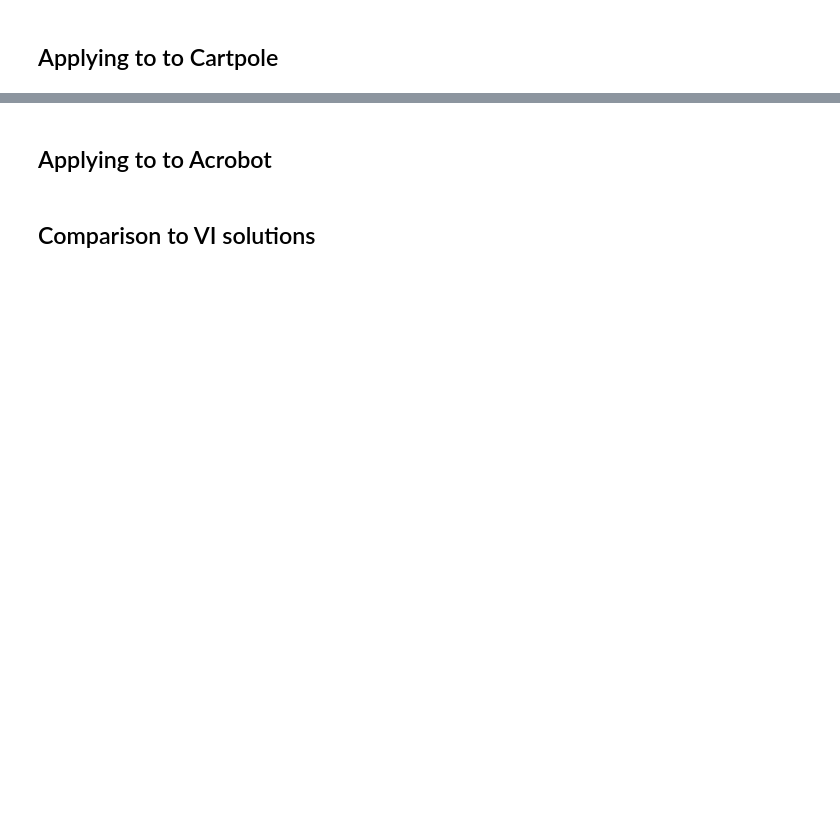
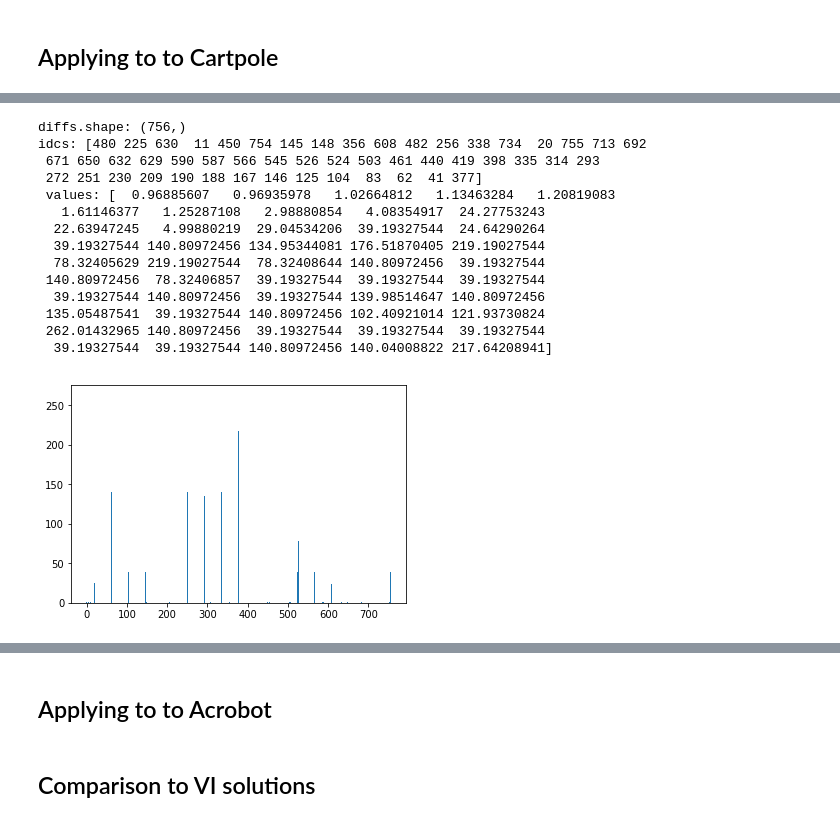
Before and after one commit to robert-verkuil/drake-pytorch, a Jupyter notebook: python/Igor's Block-Alternating Optimization.ipynb, the cells around one changed output, grey strips where cells are left out. Drawn from its saved outputs; the diff is of its cells as text; code cells hidden in the pictures; blank space fills up the shorter version.

Commit message:
About to investigate why 36 trajs on cartpole couldn't be fit by NN, by inspecting the lossy points

```diff
--- a/python/Igor's Block-Alternating Optimization.ipynb
+++ b/python/Igor's Block-Alternating Optimization.ipynb
@@ -93,7 +94,7 @@ truncating
 # %% [markdown]
 ## Applying to to Cartpole
 # %%
-num_trajectories = 2**2
+num_trajectories = 6**2
 # ic_gen = lambda: initial_conditions_grid(num_trajectories, (0., 2*math.pi), (-5., 5.))
 # ic_gen = lambda: initial_conditions_random(num_trajectories, (0., 2*math.pi), (-5., 5.))
 # ic_list = np.hstack((ic_gen(), ic_gen()))
@@ -128,5 +139,10 @@ kNetConstructor = lambda: MLP(4, 128, layer_norm=False)
 net = kNetConstructor()
 # test_traj = list((elem[:] for elem in trajectories[0]))
 # igor_supervised_learning([test_traj], net, use_prox=False, iter_repeat=1000, EPOCHS=20, lr=1e-3)
-igor_supervised_learning(trajectories, net, use_prox=False, iter_repeat=1000, EPOCHS=20, lr=1e-4)
+
+import time
+start = time.time()
+# igor_supervised_learning(trajectories, net, use_prox=False, iter_repeat=1000, EPOCHS=10, lr=1e-2)
+igor_supervised_learning_cuda(trajectories, net, use_prox=False, iter_repeat=2000, EPOCHS=50, lr=5e-3)
+print("took {}".format(time.time() - start))
 # %% [output]
@@ -153,0 +166,2 @@ list(net.parameters())[0].size()[-1]
+# %%
+igor_supervised_learning_cuda(trajectories, net, use_prox=False, iter_repeat=2000, EPOCHS=20, lr=2e-3)
@@ -154,3 +186,36 @@ list(net.parameters())[0].size()[-1]
+# %%
+# Let’s check which paths are causing a problem for us and see if removing them might help.
+all_inputs = np.vstack([np.expand_dims(traj[1], axis=0) for traj in trajectories])
+all_labels = np.vstack([np.expand_dims(traj[2], axis=0) for traj in trajectories])
+all_inputs = all_inputs.reshape(-1, all_inputs.shape[-1])
+all_labels = all_labels.reshape(-1, all_labels.shape[-1])
+inputs = torch.tensor(all_inputs)
+labels = torch.tensor(all_labels)
+net.cpu()
+outputs = net(inputs)
+diffs = np.abs((labels - outputs).clone().detach().numpy()).reshape((1, -1))[0]
+print("diffs.shape: {}".format(diffs.shape))
+K = 50
+plt.bar(np.arange(len(diffs)), diffs, align='center') # <- Comment this out?
+idcs = np.argpartition(diffs, -K)[-K:]0
+values = diffs[idcs]
+print("idcs: {} \n values: {}".format(idcs, values))
+# %% [output]
+diffs.shape: (756,)
+idcs: [480 225 630  11 450 754 145 148 356 608 482 256 338 734  20 755 713 692
+ 671 650 632 629 590 587 566 545 526 524 503 461 440 419 398 335 314 293
+ 272 251 230 209 190 188 167 146 125 104  83  62  41 377]
+ values: [  0.96885607   0.96935978   1.02664812   1.13463284   1.20819083
+   1.61146377   1.25287108   2.98880854   4.08354917  24.27753243
+  22.63947245   4.99880219  29.04534206  39.19327544  24.64290264
+  39.19327544 140.80972456 134.95344081 176.51870405 219.19027544
+  78.32405629 219.19027544  78.32408644 140.80972456  39.19327544
+ 140.80972456  78.32406857  39.19327544  39.19327544  39.19327544
+  39.19327544 140.80972456  39.19327544 139.98514647 140.80972456
+ 135.05487541  39.19327544 140.80972456 102.40921014 121.93730824
+ 262.01432965 140.80972456  39.19327544  39.19327544  39.19327544
+  39.19327544  39.19327544 140.80972456 140.04008822 217.64208941]
+[figure, added]
 # %%
 from igor import (
     igor_traj_opt,
```
Also changed, not shown: parts of 6 cells of this notebook, 1 other file.
